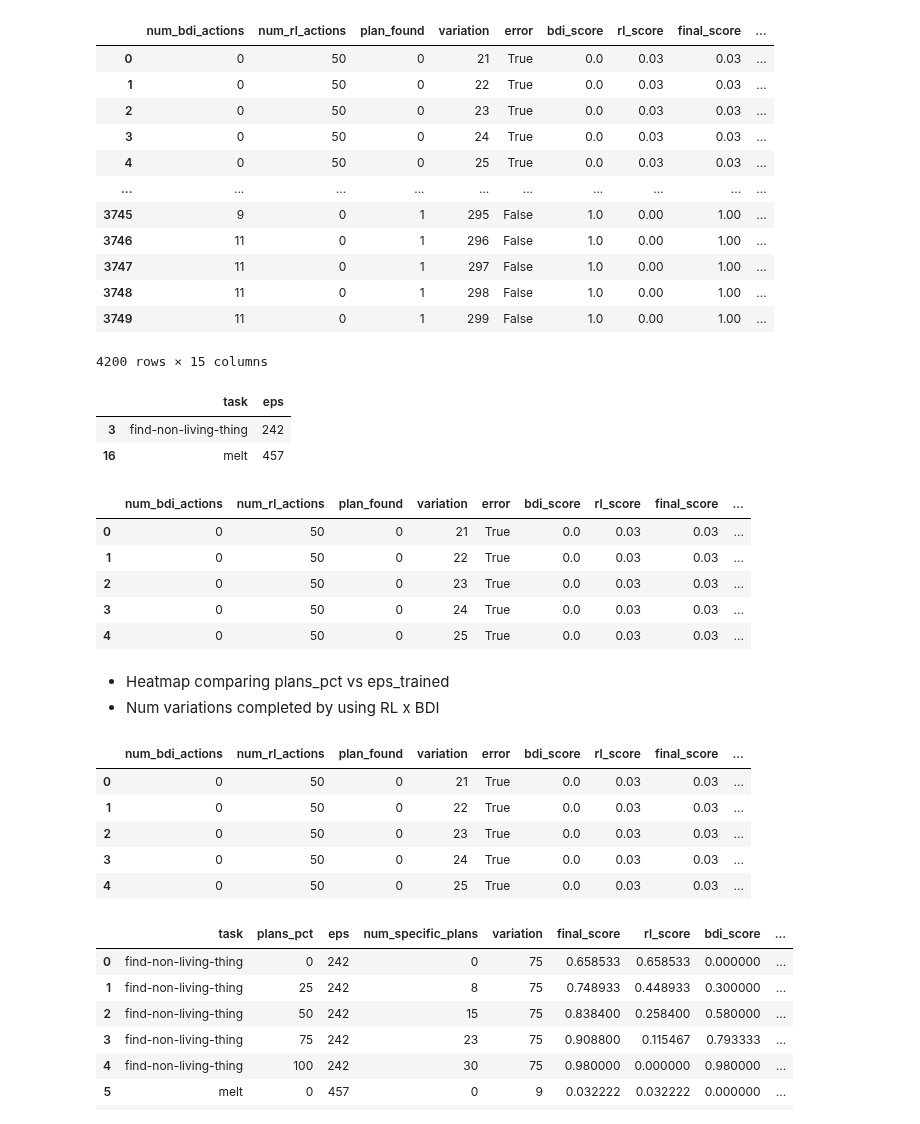
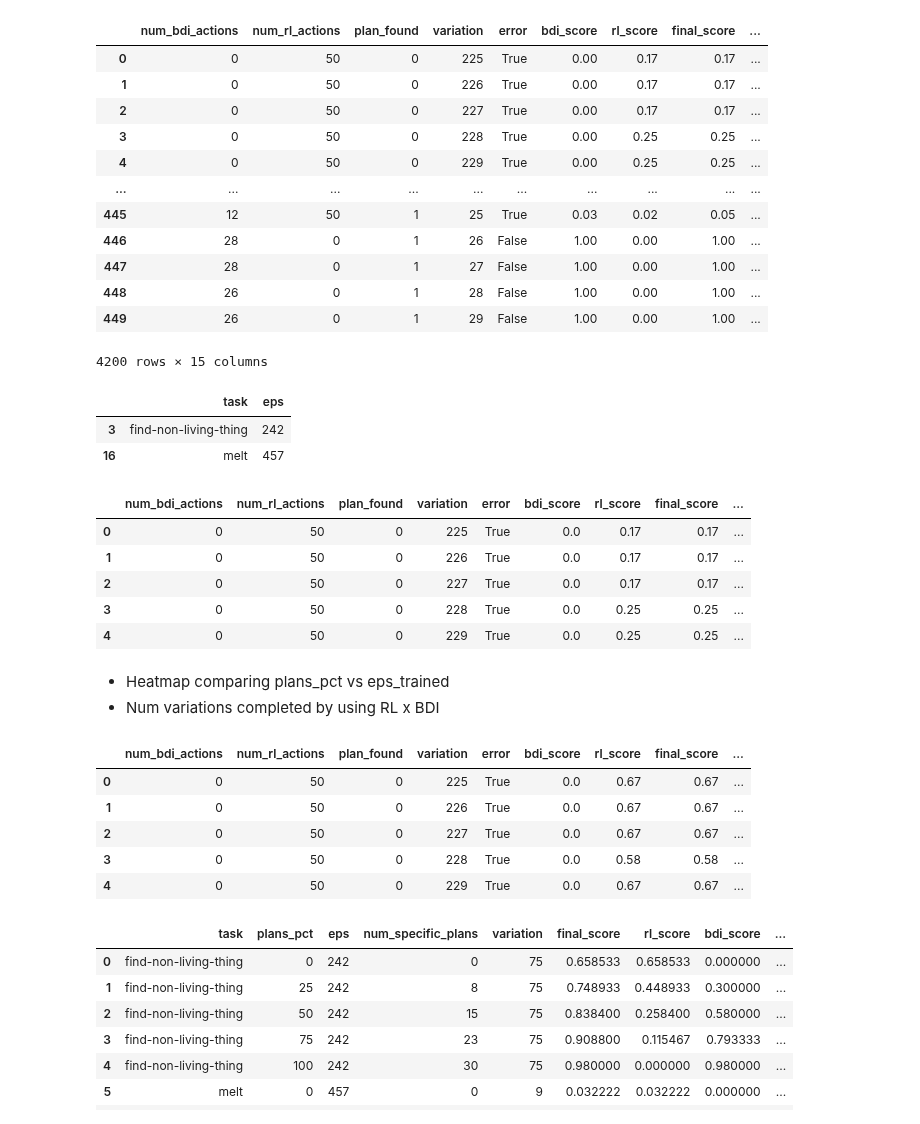
Before and after one commit to yukioichida/bdi-latent-space, a Jupyter notebook: notebooks/results_analysis.ipynb, the cells around one changed output. Drawn from its saved outputs; the diff is of its cells as text; code cells hidden in the pictures.

```diff
--- a/notebooks/results_analysis.ipynb
+++ b/notebooks/results_analysis.ipynb
@@ -12,45 +12,45 @@ from scienceworld import ScienceWorldEnv
 from sources.scienceworld import load_step_function, parse_observation
 from sources.agent import BDIAgent
 from sources.bdi_components.inference import NLIModel
 from sources.bdi_components.belief import State
 
 import numpy as np
 from os import listdir
 from os.path import isfile, join
 import re
 
-tasks = ['melt', 'find-non-living-thing']
+tasks = ['find-non-living-thing', 'melt']
 all_data = []
 plan_statistics = pd.read_csv("plan_statistics.csv")
 
 for task in tasks:
     results_df = pd.read_csv(f"../results/results_{task}.csv")
     # TODO ajustar dps o script
     results_df.loc[results_df["plans_pct"] == 1, "plans_pct"] = 100
     results_df.loc[results_df["plans_pct"] == 2, "plans_pct"] = 25
     results_df.loc[results_df["plans_pct"] == 5, "plans_pct"] = 50
     results_df.loc[results_df["plans_pct"] == 7, "plans_pct"] = 75
     results_df['task'] = task
     results_df['rl_score'] = results_df['rl_score'] / 100
     results_df['bdi_score'] = results_df['bdi_score'] / 100
     results_df['final_score'] = results_df['final_score'] / 100
     all_data.append(results_df)
 
 results_df = pd.concat(all_data)
 results_df
 # %% [output]
 |  | num_bdi_actions | num_rl_actions | plan_found | variation | error | bdi_score | rl_score | final_score | ... |
-| 0 | 0 | 50 | 0 | 21 | True | 0.0 | 0.03 | 0.03 | ... |
-| 1 | 0 | 50 | 0 | 22 | True | 0.0 | 0.03 | 0.03 | ... |
-| 2 | 0 | 50 | 0 | 23 | True | 0.0 | 0.03 | 0.03 | ... |
-| 3 | 0 | 50 | 0 | 24 | True | 0.0 | 0.03 | 0.03 | ... |
-| 4 | 0 | 50 | 0 | 25 | True | 0.0 | 0.03 | 0.03 | ... |
+| 0 | 0 | 50 | 0 | 225 | True | 0.00 | 0.17 | 0.17 | ... |
+| 1 | 0 | 50 | 0 | 226 | True | 0.00 | 0.17 | 0.17 | ... |
+| 2 | 0 | 50 | 0 | 227 | True | 0.00 | 0.17 | 0.17 | ... |
+| 3 | 0 | 50 | 0 | 228 | True | 0.00 | 0.25 | 0.25 | ... |
+| 4 | 0 | 50 | 0 | 229 | True | 0.00 | 0.25 | 0.25 | ... |
 | ... | ... | ... | ... | ... | ... | ... | ... | ... | ... |
-| 3745 | 9 | 0 | 1 | 295 | False | 1.0 | 0.00 | 1.00 | ... |
-| 3746 | 11 | 0 | 1 | 296 | False | 1.0 | 0.00 | 1.00 | ... |
-| 3747 | 11 | 0 | 1 | 297 | False | 1.0 | 0.00 | 1.00 | ... |
-| 3748 | 11 | 0 | 1 | 298 | False | 1.0 | 0.00 | 1.00 | ... |
-| 3749 | 11 | 0 | 1 | 299 | False | 1.0 | 0.00 | 1.00 | ... |
+| 445 | 12 | 50 | 1 | 25 | True | 0.03 | 0.02 | 0.05 | ... |
+| 446 | 28 | 0 | 1 | 26 | False | 1.00 | 0.00 | 1.00 | ... |
+| 447 | 28 | 0 | 1 | 27 | False | 1.00 | 0.00 | 1.00 | ... |
+| 448 | 26 | 0 | 1 | 28 | False | 1.00 | 0.00 | 1.00 | ... |
+| 449 | 26 | 0 | 1 | 29 | False | 1.00 | 0.00 | 1.00 | ... |
 4200 rows × 15 columns
 # %%
 results_df = pd.merge(results_df, plan_statistics, on=['plans_pct', 'task'])
@@ -65,11 +65,11 @@ results_df.head()
 | 3 | find-non-living-thing | 242 |
 | 16 | melt | 457 |
 |  | num_bdi_actions | num_rl_actions | plan_found | variation | error | bdi_score | rl_score | final_score | ... |
-| 0 | 0 | 50 | 0 | 21 | True | 0.0 | 0.03 | 0.03 | ... |
-| 1 | 0 | 50 | 0 | 22 | True | 0.0 | 0.03 | 0.03 | ... |
-| 2 | 0 | 50 | 0 | 23 | True | 0.0 | 0.03 | 0.03 | ... |
-| 3 | 0 | 50 | 0 | 24 | True | 0.0 | 0.03 | 0.03 | ... |
-| 4 | 0 | 50 | 0 | 25 | True | 0.0 | 0.03 | 0.03 | ... |
+| 0 | 0 | 50 | 0 | 225 | True | 0.0 | 0.17 | 0.17 | ... |
+| 1 | 0 | 50 | 0 | 226 | True | 0.0 | 0.17 | 0.17 | ... |
+| 2 | 0 | 50 | 0 | 227 | True | 0.0 | 0.17 | 0.17 | ... |
+| 3 | 0 | 50 | 0 | 228 | True | 0.0 | 0.25 | 0.25 | ... |
+| 4 | 0 | 50 | 0 | 229 | True | 0.0 | 0.25 | 0.25 | ... |
 # %% [markdown]
 - Heatmap comparing plans_pct vs eps_trained
 - Num variations completed by using RL x BDI
@@ -81,11 +81,11 @@ filtered_results_df = pd.merge(results_df, eps_df, how='inner', on=['task', 'eps
 filtered_results_df.head()
 # %% [output]
 |  | num_bdi_actions | num_rl_actions | plan_found | variation | error | bdi_score | rl_score | final_score | ... |
-| 0 | 0 | 50 | 0 | 21 | True | 0.0 | 0.03 | 0.03 | ... |
-| 1 | 0 | 50 | 0 | 22 | True | 0.0 | 0.03 | 0.03 | ... |
-| 2 | 0 | 50 | 0 | 23 | True | 0.0 | 0.03 | 0.03 | ... |
-| 3 | 0 | 50 | 0 | 24 | True | 0.0 | 0.03 | 0.03 | ... |
-| 4 | 0 | 50 | 0 | 25 | True | 0.0 | 0.03 | 0.03 | ... |
+| 0 | 0 | 50 | 0 | 225 | True | 0.0 | 0.67 | 0.67 | ... |
+| 1 | 0 | 50 | 0 | 226 | True | 0.0 | 0.67 | 0.67 | ... |
+| 2 | 0 | 50 | 0 | 227 | True | 0.0 | 0.67 | 0.67 | ... |
+| 3 | 0 | 50 | 0 | 228 | True | 0.0 | 0.58 | 0.58 | ... |
+| 4 | 0 | 50 | 0 | 229 | True | 0.0 | 0.67 | 0.67 | ... |
 # %%
 projected_cols = ['task', 'plans_pct', 'eps', 'num_specific_plans']
 aggregations = {'variation': 'count', 'final_score': 'mean', 'rl_score': 'mean', 'bdi_score': 'mean',
```
Also changed, not shown: parts of 2 cells of this notebook, 12 other files.
